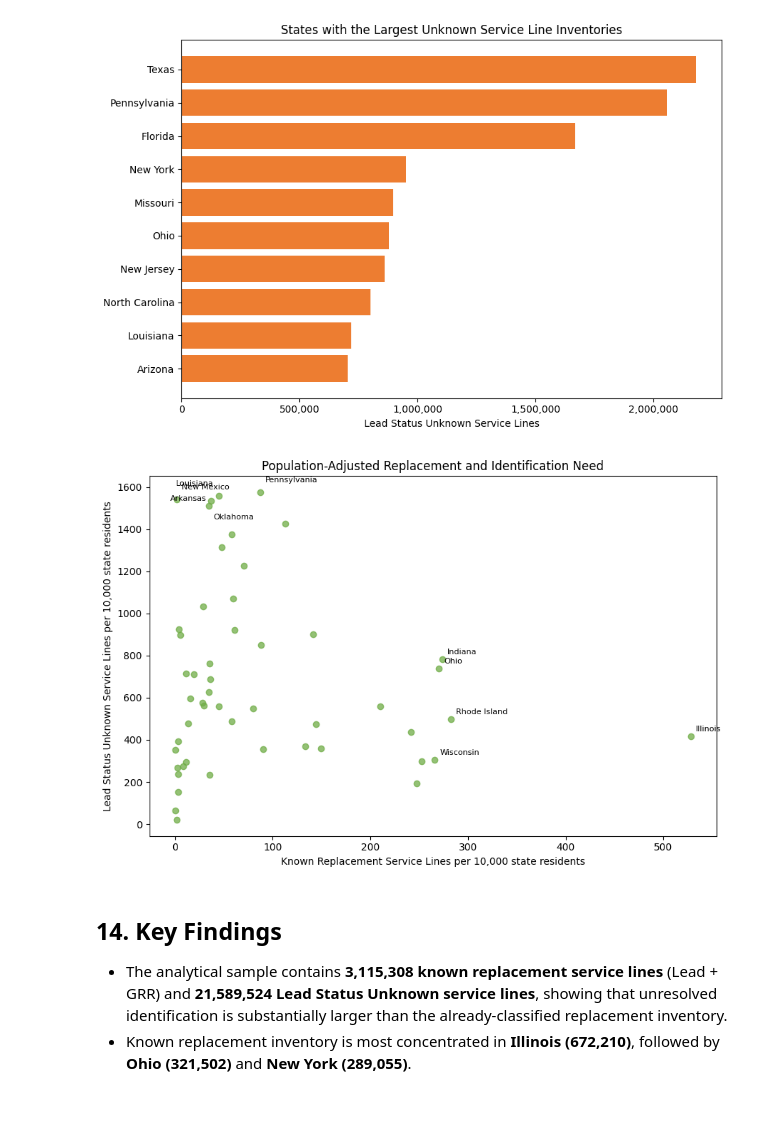
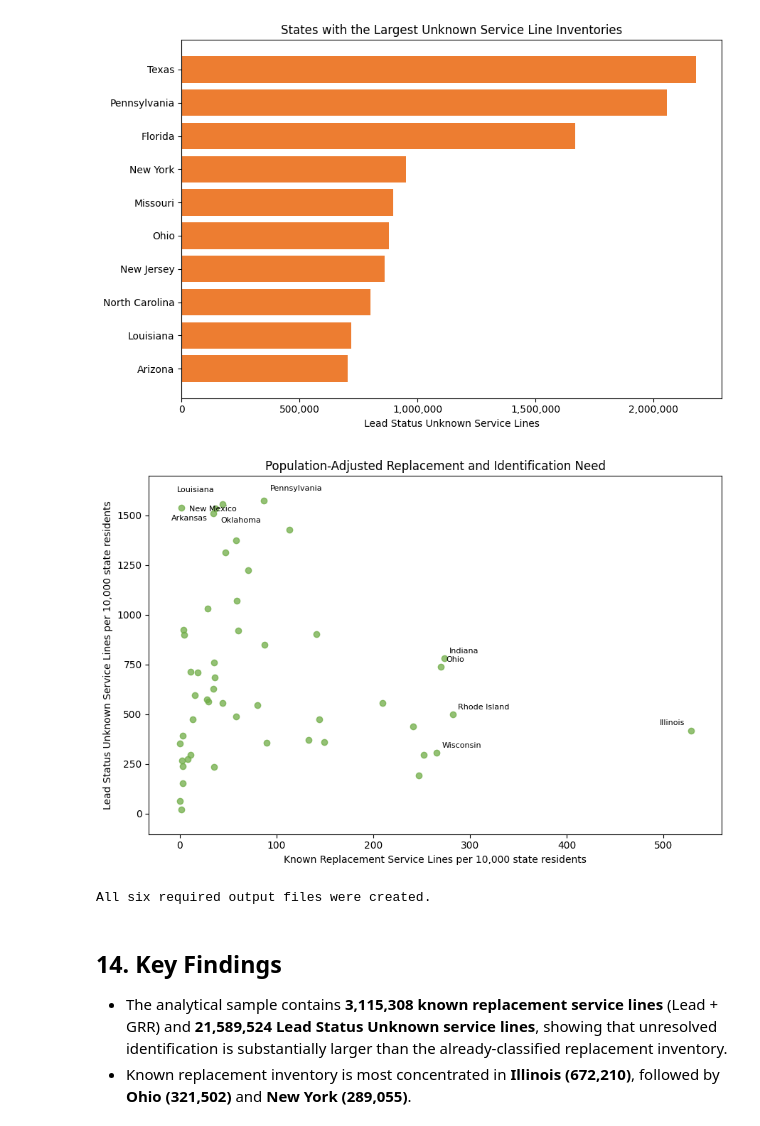
Before and after one commit to drat-git/xylem-lead-service-line-analysis, a Jupyter notebook: Lead_Service_Line_Analysis.ipynb, the cells around one changed output. Cells and saved outputs as stored; diff of their text form; code cells hidden in the pictures.

```diff
--- a/Lead_Service_Line_Analysis.ipynb
+++ b/Lead_Service_Line_Analysis.ipynb
@@ -170,5 +170,7 @@ df = raw_df.copy()
 # %%
-df = df[df["PWS Type"] == "Community water system"].copy()
+df = raw_df[
+    raw_df["PWS Type"] == "Community water system"
+].copy()
 
 print(f"Community Water Systems: {len(df):,}")
 # %% [output]
@@ -225,8 +227,7 @@ numeric_columns = [
     "# Lead Service Lines",
     "# Lead Status Unknown Service Lines",
     "# Non-lead Service Lines",
-    "Total # Service Lines Reported",
-    "Population Served Count"
+    "Total # Service Lines Reported"
 ]
 
 for col in numeric_columns:
@@ -434,6 +447,10 @@ highlight_states = set(
 ) | set(
     state_summary.nlargest(5, "Unknown")["State"]
 )
+
+label_offsets = {
+    "Illinois": (-6, 6)
+}
 
 fig, ax = plt.subplots(figsize=(9, 6))
 
@@ -445,11 +462,13 @@ ax.scatter(
 )
 
 for _, row in state_summary[state_summary["State"].isin(highlight_states)].iterrows():
+    offset = label_offsets.get(row["State"], (5, 5))
     ax.annotate(
         row["State"],
         (row["Known_Replacement"], row["Unknown"]),
-        xytext=(5, 5),
+        xytext=offset,
         textcoords="offset points",
+        ha="right" if offset[0] < 0 else "left",
         fontsize=8
     )
 
@@ -458,6 +477,7 @@ ax.set_ylabel("Lead Status Unknown Service Lines")
 ax.set_title("Known Replacement vs. Identification Need by State")
 ax.xaxis.set_major_formatter(lambda value, _: f"{value:,.0f}")
 ax.yaxis.set_major_formatter(lambda value, _: f"{value:,.0f}")
+ax.margins(x=0.06, y=0.08)
 
 fig.tight_layout()
 fig.savefig("outputs/chart_4_replacement_vs_identification.png", dpi=300, bbox_inches="tight")
@@ -710,41 +713,43 @@ normalized_highlights = set(
 )
 
 normalized_label_offsets = {
-    "New Mexico": (5, 10),
-    "Arkansas": (-5, 0),
-    "Oklahoma": (5, -14),
-    "Louisiana": (-5, 10),
-    "Pennsylvania": (5, 10)
+    "Pennsylvania": (6, 10),
+    "Louisiana": (-8, 12),
+    "New Mexico": (8, -4),
+    "Arkansas": (-8, -12),
+    "Oklahoma": (8, -10),
+    "Illinois": (-6, 6)
 }
 
 fig, ax = plt.subplots(figsize=(9, 6))
 ax.scatter(
     state_summary["Known_Replacement_per_10k"],
     state_summary["Unknown_per_10k"],
     color="#70AD47",
     alpha=0.75
 )
 
 for _, row in state_summary[state_summary["State"].isin(normalized_highlights)].iterrows():
     offset = normalized_label_offsets.get(row["State"], (5, 5))
     ax.annotate(
         row["State"],
         (row["Known_Replacement_per_10k"], row["Unknown_per_10k"]),
         xytext=offset,
         textcoords="offset points",
         ha="right" if offset[0] < 0 else "left",
         fontsize=8
     )
 
 ax.set_title("Population-Adjusted Replacement and Identification Need")
 ax.set_xlabel("Known Replacement Service Lines per 10,000 state residents")
 ax.set_ylabel("Lead Status Unknown Service Lines per 10,000 state residents")
+ax.margins(x=0.06, y=0.08)
 
 fig.tight_layout()
 fig.savefig("outputs/chart_5_normalized.png", dpi=300, bbox_inches="tight")
 plt.show()
 # %% [output]
-[figure, old version]
+[figure, new version]
 # %%
 state_summary[
     [
@@ -759,6 +764,23 @@ state_summary[
         "Unknown_per_10k"
     ]
 ].to_csv("outputs/state_service_line_summary.csv", index=False)
+
+expected_outputs = [
+    Path("outputs/chart_1_inventory.png"),
+    Path("outputs/chart_2_known_replacement.png"),
+    Path("outputs/chart_3_unknown_lines.png"),
+    Path("outputs/chart_4_replacement_vs_identification.png"),
+    Path("outputs/chart_5_normalized.png"),
+    Path("outputs/state_service_line_summary.csv")
+]
+
+missing_outputs = [path for path in expected_outputs if not path.exists()]
+
+assert not missing_outputs, f"Missing outputs: {missing_outputs}"
+
+print("All six required output files were created.")
+# %% [output]
+All six required output files were created.
 # %% [markdown]
 ## 14. Key Findings
 
```
Also changed, not shown: parts of 9 cells of this notebook, 3 other files.
